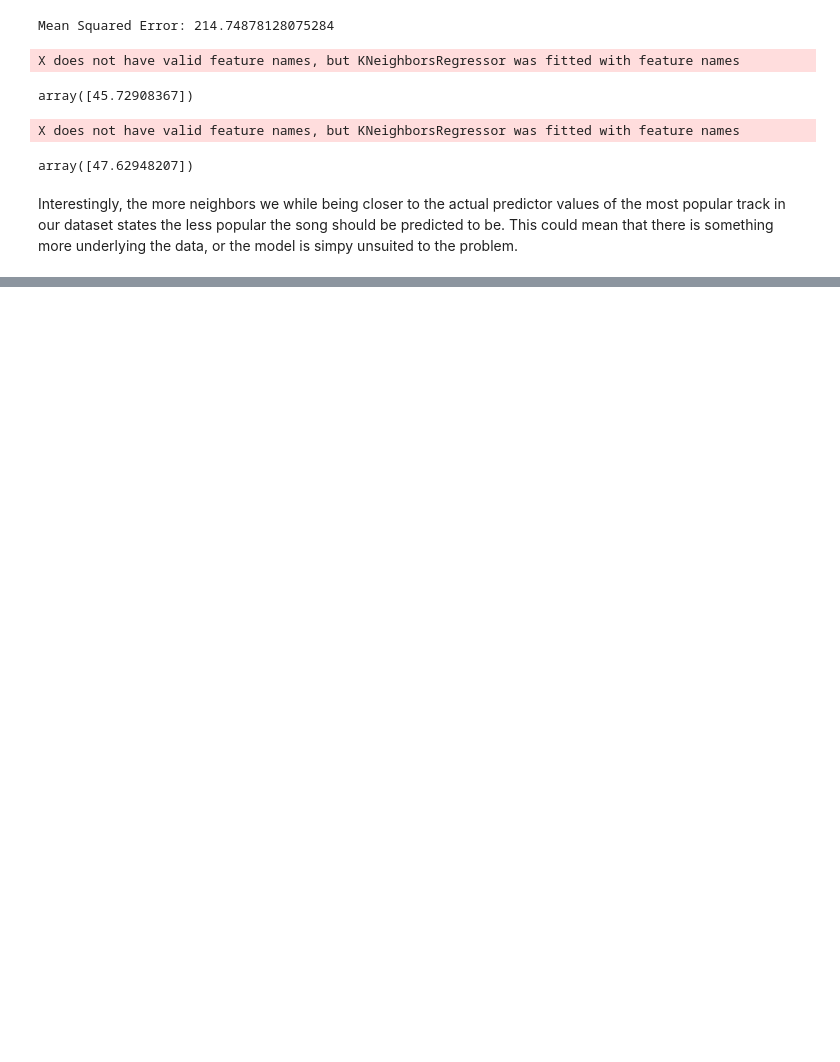
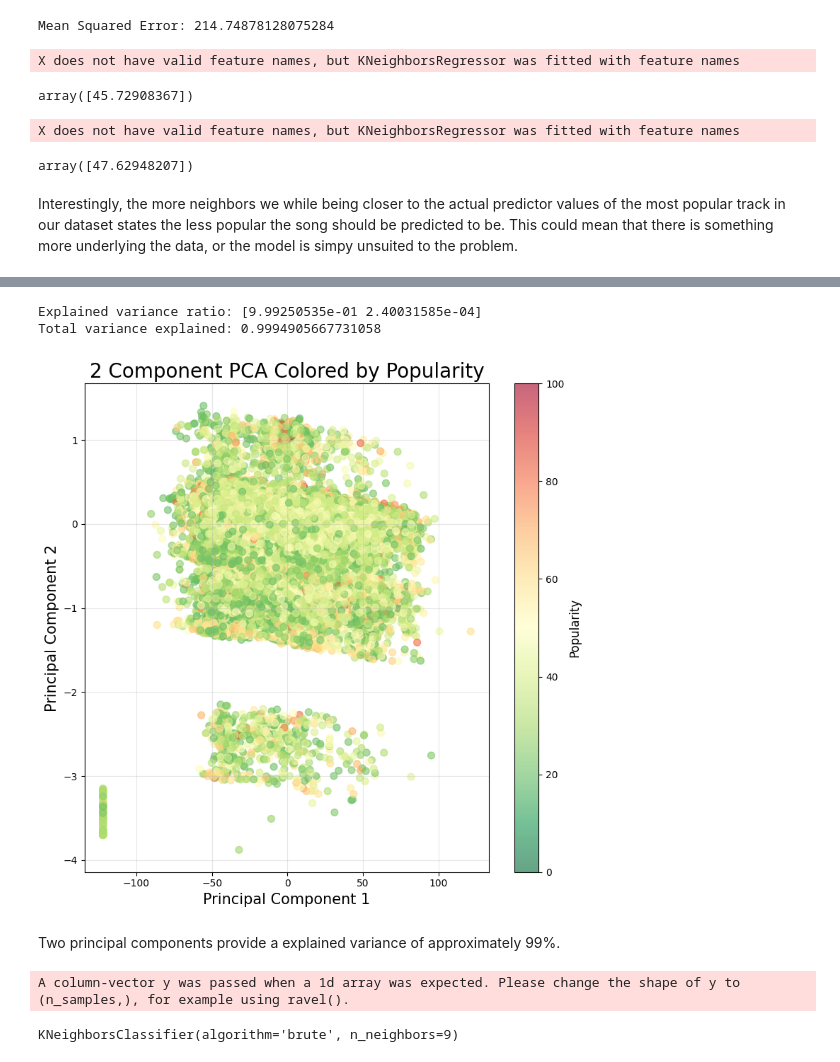
Before and after one commit to matthewsj17/Spotify-Data-Analysis-DSCI300-Project, a Jupyter notebook: DSCI300_SemesterProject.ipynb, the cells around one changed output, grey strips where cells are left out. Drawn from its saved outputs; the diff is of its cells as text; code cells hidden in the pictures; blank space fills up the shorter version.

```diff
--- a/DSCI300_SemesterProject.ipynb
+++ b/DSCI300_SemesterProject.ipynb
@@ -1305,0 +1301,14 @@ col_without_regressor = df.columns
+# %%
+features = ['danceability', 'energy', 'speechiness', 'acousticness', 'instrumentalness', 'liveness', 'valence', 'tempo', 'time_signature', 'explicit_labelEncoded']
+# %%
+# separating out the features
+x = df.loc[:, features].values
+# separating out the target
+y = df.loc[:,['popularity']].values
+# %%
+pca = PCA(n_components=2)
+principalComponents = pca.fit_transform(x)
+principalDf = pd.DataFrame(data = principalComponents
+             , columns = ['principal component 1', 'principal component 2'])
+# %%
+finalDf = pd.concat([principalDf, df[['popularity']]], axis = 1)
@@ -1305,0 +1324,35 @@ col_without_regressor = df.columns
+# %%
+# Check explained variance
+print('Explained variance ratio:', pca.explained_variance_ratio_)
+print('Total variance explained:', sum(pca.explained_variance_ratio_))
+# %% [output]
+Explained variance ratio: [9.99250535e-01 2.40031585e-04]
+Total variance explained: 0.9994905667731058
+# %%
+fig = plt.figure(figsize=(8, 8))
+ax = fig.add_subplot(1, 1, 1)
+ax.set_xlabel('Principal Component 1', fontsize=15)
+ax.set_ylabel('Principal Component 2', fontsize=15)
+ax.set_title('2 Component PCA Colored by Popularity', fontsize=20)
+
+# Create a scatter plot with continuous color mapping
+scatter = ax.scatter(finalDf['principal component 1'],
+                     finalDf['principal component 2'],
+                     c=finalDf['popularity'],
+                     cmap='RdYlGn_r',  # Red-Yellow-Green reversed (red=high, green=low)
+                     s=50,
+                     vmin=0,
+                     vmax=100,
+                     alpha=0.6)
+
+# Add colorbar to show the scale
+cbar = plt.colorbar(scatter, ax=ax)
+cbar.set_label('Popularity', fontsize=12)
+
+ax.grid(True, alpha=0.3)
+plt.tight_layout()
+plt.show()
+# %% [output]
+[figure, added]
+# %% [markdown]
+Two principal components provide a explained variance of approximately 99%.
@@ -1305,0 +1361,12 @@ col_without_regressor = df.columns
+# %%
+# use new features from pca to refit classifier?
+features = ['principal component 1','principal component 2']
+# separating out the features
+x = finalDf.loc[:, features].values
+# separating out the target
+y = finalDf.loc[:,['popularity']].values
+clfm = sklearn.neighbors.KNeighborsClassifier(n_neighbors=9, weights='uniform', algorithm='brute', p=2)
+clfm.fit(x, y)
+# %% [output]
+A column-vector y was passed when a 1d array was expected. Please change the shape of y to (n_samples,), for example using ravel().
+KNeighborsClassifier(algorithm='brute', n_neighbors=9)
```
Also changed, not shown: parts of 18 cells of this notebook.
